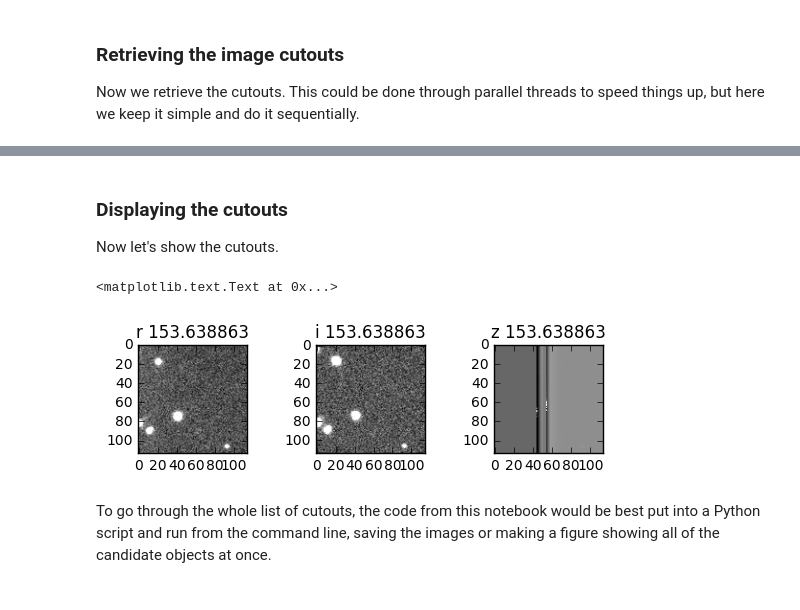
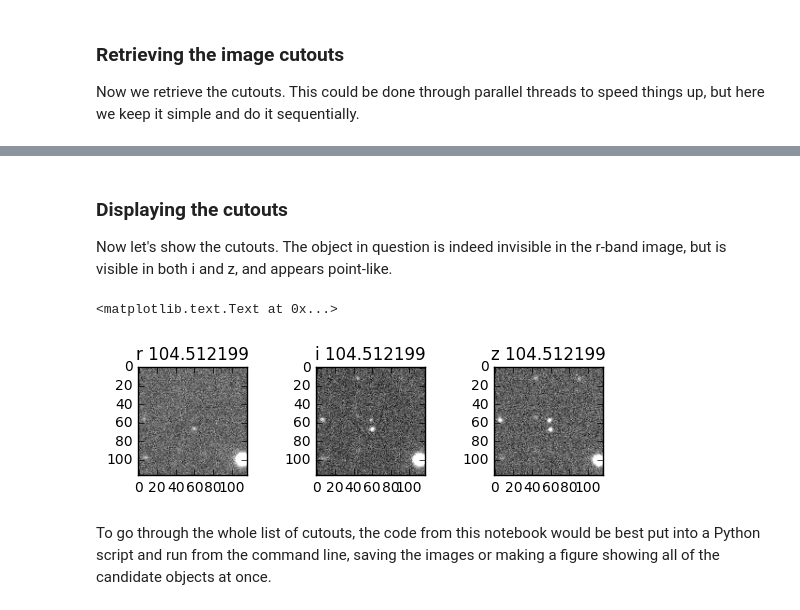
Before and after one commit to noaodatalab-user/notebooks, a Jupyter notebook: SMASH_dropouts.ipynb, the cells around one changed output, grey strips where cells are left out. Drawn from its saved outputs; the diff is of its cells as text; code cells hidden in the pictures.

```diff
--- a/SMASH_dropouts.ipynb
+++ b/SMASH_dropouts.ipynb
@@ -112,4 +112,5 @@ Let's take a closer look at those candidates with i-z colors greater then 2.0.
 # %%
-dfcand=df[(df["imag"]-df["zmag"])>2]
+dfcand=df[((df["imag"]-df["zmag"])>2) & ((df["zmag"]-df["wise_w1mag"])<4)]
+print len(dfcand)
 dfcand.tail()
 # %% [output]
@@ -124,7 +126,7 @@ dfcand.tail()
 
 To use the Simple Image Access (SIA) service, we need to define the service URL and the size of the cutouts that we would like to retrieve.
 # %%
-DEF_ACCESS_URL = "http://zeus1.sdm.noao.edu/siapv1_images?"
+DEF_ACCESS_URL = "http://datalab.noao.edu/sia/smash"
 DEF_SIZE = 0.0085  # degrees
 svc = sia.SIAService (DEF_ACCESS_URL)
 size = DEF_SIZE
@@ -145,7 +178,8 @@ We'll convert the VOTable to an AstroPy Table and limit the table by filter and
 # %%
-imgTable = images.votable.to_table()
-rTable=imgTable[(imgTable['proctype']=='Stacked') & (imgTable['obs_bandpass']=="r")]
-iTable=imgTable[(imgTable['proctype']=='Stacked') & (imgTable['obs_bandpass']=="i")]
-zTable=imgTable[(imgTable['proctype']=='Stacked') & (imgTable['obs_bandpass']=="z")]
-imgTable
+rTable=imgTable[(imgTable['proctype']=='InstCal') & (imgTable['obs_bandpass']=="r") & (imgTable['prodtype']=='image') & (imgTable['exptime']>60)]
+iTable=imgTable[(imgTable['proctype']=='InstCal') & (imgTable['obs_bandpass']=="i") & (imgTable['prodtype']=='image') & (imgTable['exptime']>60)]
+zTable=imgTable[(imgTable['proctype']=='InstCal') & (imgTable['obs_bandpass']=="z") & (imgTable['prodtype']=='image') & (imgTable['exptime']>60)]
+zTable.pprint()
+iTable.pprint()
+rTable.pprint()
 # %% [output]
@@ -184,21 +230,21 @@ zimg = plt.imread(astropy.utils.data.download_file(zurl,cache=True,show_progress
 # %% [markdown]
 ### Displaying the cutouts
 
-Now let's show the cutouts.
+Now let's show the cutouts.  The object in question is indeed invisible in the r-band image, but is visible in both i and z, and appears point-like.
 # %%
 a1=plt.subplot2grid((2,8),(0,0),rowspan=2,colspan=2)
 imgplot = plt.imshow(rimg)
-a1.set_title('r '+id.astype('string'))
+a1.set_title('r '+id1.astype('string'))
 
 a2=plt.subplot2grid((2,8),(0,3),rowspan=2,colspan=2)
 imgplot = plt.imshow(iimg)
-a2.set_title('i '+id.astype('string'))
+a2.set_title('i '+id1.astype('string'))
 
-a2=plt.subplot2grid((2,8),(0,6),rowspan=2,colspan=2)
+a3=plt.subplot2grid((2,8),(0,6),rowspan=2,colspan=2)
 imgplot = plt.imshow(zimg)
-a2.set_title('z '+id.astype('string'))
+a3.set_title('z '+id1.astype('string'))
 # %% [output]
 <matplotlib.text.Text at 0x...>
-[figure, old version]
+[figure, new version]
 # %% [markdown]
 To go through the whole list of cutouts, the code from this notebook would be best put into a Python script and run from the command line, saving the images or making a figure showing all of the candidate objects at once.
```
Also changed, not shown: parts of 18 cells of this notebook, 1 other file.
